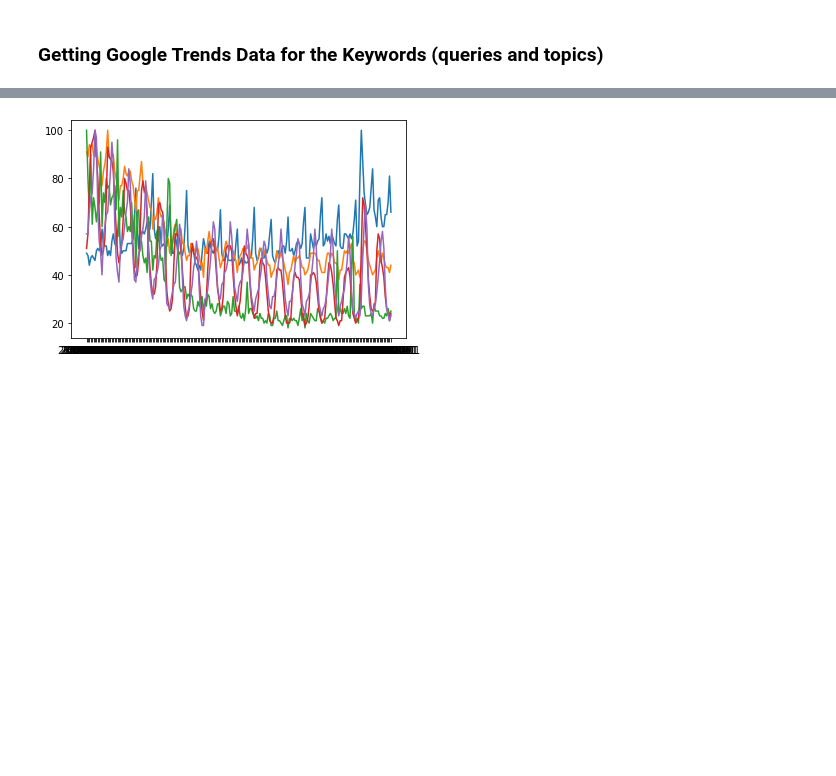
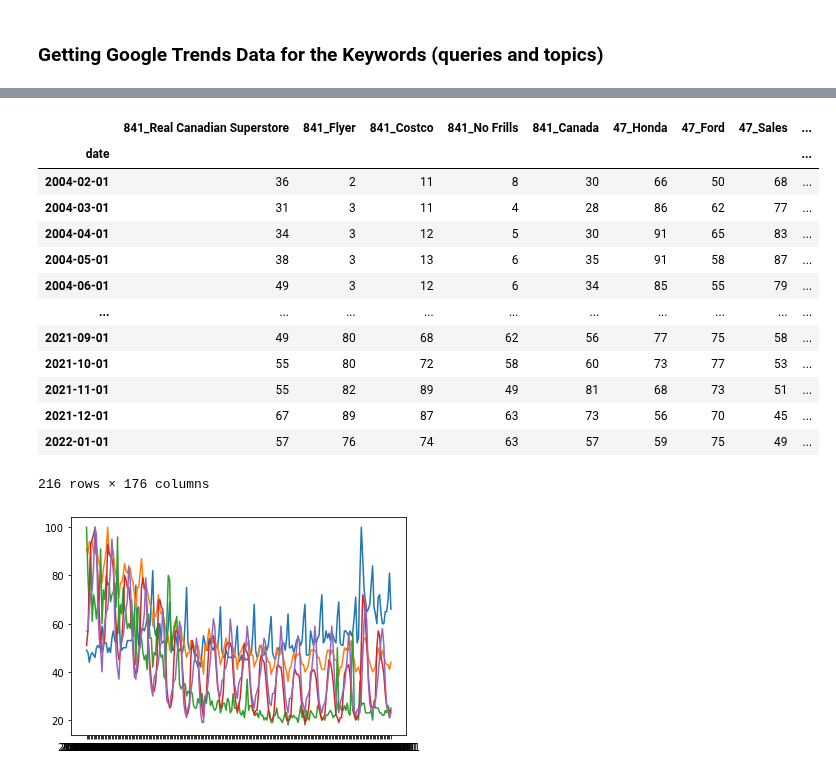
Before and after one commit to ubco-mds-2021-labs/capstone-project-googletrends_capstone, a Jupyter notebook: src/notebooks/retailsales_notebook.ipynb, the cells around one changed output, grey strips where cells are left out. Cells and saved outputs as stored; diff of their text form; code cells hidden in the pictures; blank space fills up the shorter version.

```diff
--- a/src/notebooks/retailsales_notebook.ipynb
+++ b/src/notebooks/retailsales_notebook.ipynb
@@ -236,3 +279,22 @@ FinalData
+# %%
+# For Topics
+keywords_topics = get_trends_for_dict(keywordsDictTopic)
+keywords_topics
+# %% [output]
+|  | 841_Real Canadian Superstore | 841_Flyer | 841_Costco | 841_No Frills | 841_Canada | 47_Honda | 47_Ford | 47_Sales | ... |
+| date |  |  |  |  |  |  |  |  | ... |
+| 2004-02-01 | 36 | 2 | 11 | 8 | 30 | 66 | 50 | 68 | ... |
+| 2004-03-01 | 31 | 3 | 11 | 4 | 28 | 86 | 62 | 77 | ... |
+| 2004-04-01 | 34 | 3 | 12 | 5 | 30 | 91 | 65 | 83 | ... |
+| 2004-05-01 | 38 | 3 | 13 | 6 | 35 | 91 | 58 | 87 | ... |
+| 2004-06-01 | 49 | 3 | 12 | 6 | 34 | 85 | 55 | 79 | ... |
+| ... | ... | ... | ... | ... | ... | ... | ... | ... | ... |
+| 2021-09-01 | 49 | 80 | 68 | 62 | 56 | 77 | 75 | 58 | ... |
+| 2021-10-01 | 55 | 80 | 72 | 58 | 60 | 73 | 77 | 53 | ... |
+| 2021-11-01 | 55 | 82 | 89 | 49 | 81 | 68 | 73 | 51 | ... |
+| 2021-12-01 | 67 | 89 | 87 | 63 | 73 | 56 | 70 | 45 | ... |
+| 2022-01-01 | 57 | 76 | 74 | 63 | 57 | 59 | 75 | 49 | ... |
+216 rows × 176 columns
 # %%
 FinalData.to_csv('FinalRetailData2.csv')
 # %%
```
Also changed, not shown: parts of 7 cells of this notebook.
